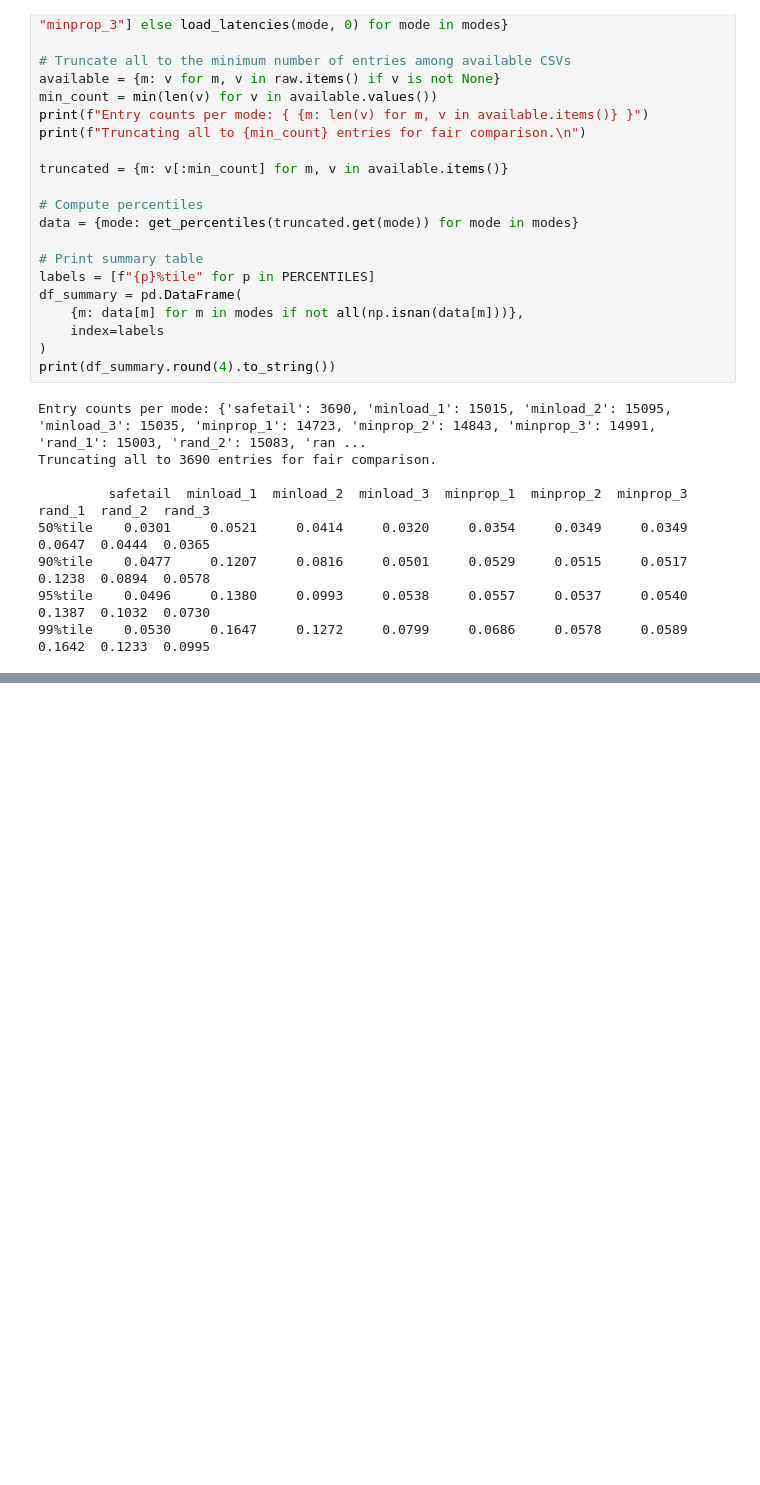
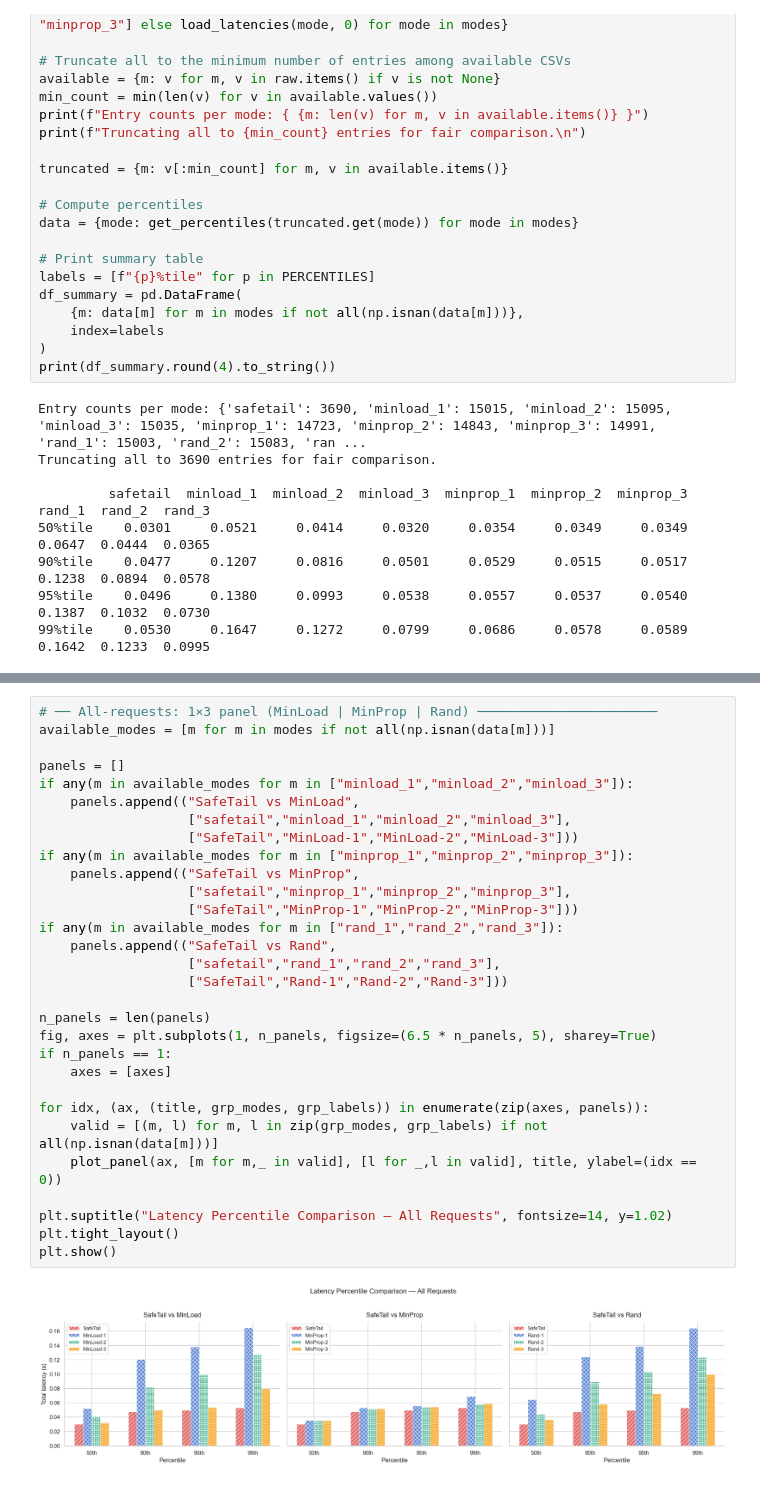
Before and after one commit to shrutya22487/SafeTail-2.0, a Jupyter notebook: plot_baselines.ipynb, the cells around one changed output, grey strips where cells are left out. Drawn from its saved outputs; the diff is of its cells as text; blank space fills up the shorter version.

```diff
--- a/plot_baselines.ipynb
+++ b/plot_baselines.ipynb
@@ -211,0 +190,32 @@ plt.show()
+# %%
+# ── All-requests: 1×3 panel (MinLoad | MinProp | Rand) ───────────────────────
+available_modes = [m for m in modes if not all(np.isnan(data[m]))]
+
+panels = []
+if any(m in available_modes for m in ["minload_1","minload_2","minload_3"]):
+    panels.append(("SafeTail vs MinLoad",
+                   ["safetail","minload_1","minload_2","minload_3"],
+                   ["SafeTail","MinLoad-1","MinLoad-2","MinLoad-3"]))
+if any(m in available_modes for m in ["minprop_1","minprop_2","minprop_3"]):
+    panels.append(("SafeTail vs MinProp",
+                   ["safetail","minprop_1","minprop_2","minprop_3"],
+                   ["SafeTail","MinProp-1","MinProp-2","MinProp-3"]))
+if any(m in available_modes for m in ["rand_1","rand_2","rand_3"]):
+    panels.append(("SafeTail vs Rand",
+                   ["safetail","rand_1","rand_2","rand_3"],
+                   ["SafeTail","Rand-1","Rand-2","Rand-3"]))
+
+n_panels = len(panels)
+fig, axes = plt.subplots(1, n_panels, figsize=(6.5 * n_panels, 5), sharey=True)
+if n_panels == 1:
+    axes = [axes]
+
+for idx, (ax, (title, grp_modes, grp_labels)) in enumerate(zip(axes, panels)):
+    valid = [(m, l) for m, l in zip(grp_modes, grp_labels) if not all(np.isnan(data[m]))]
+    plot_panel(ax, [m for m,_ in valid], [l for _,l in valid], title, ylabel=(idx == 0))
+
+plt.suptitle("Latency Percentile Comparison — All Requests", fontsize=14, y=1.02)
+plt.tight_layout()
+plt.show()
+# %% [output]
+[figure, added]
```
Also changed, not shown: parts of 8 cells of this notebook, 17 other files.
